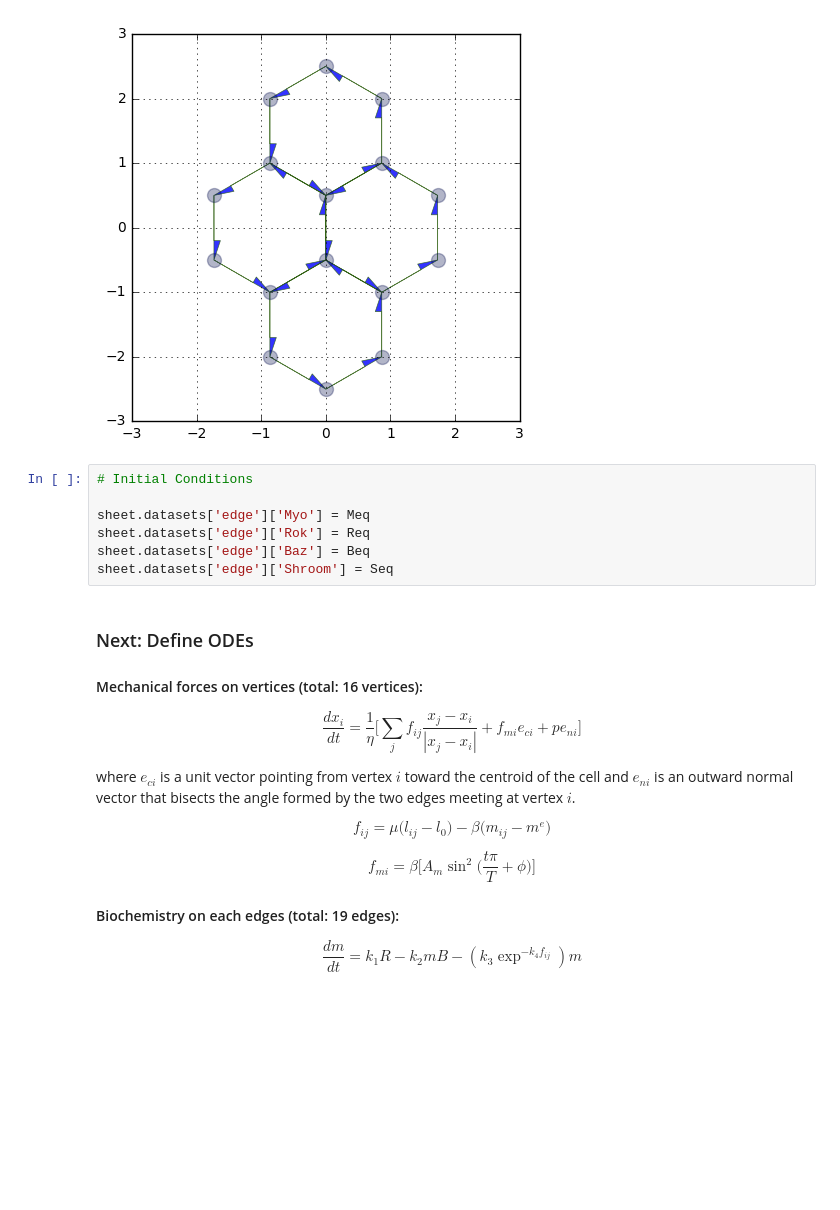
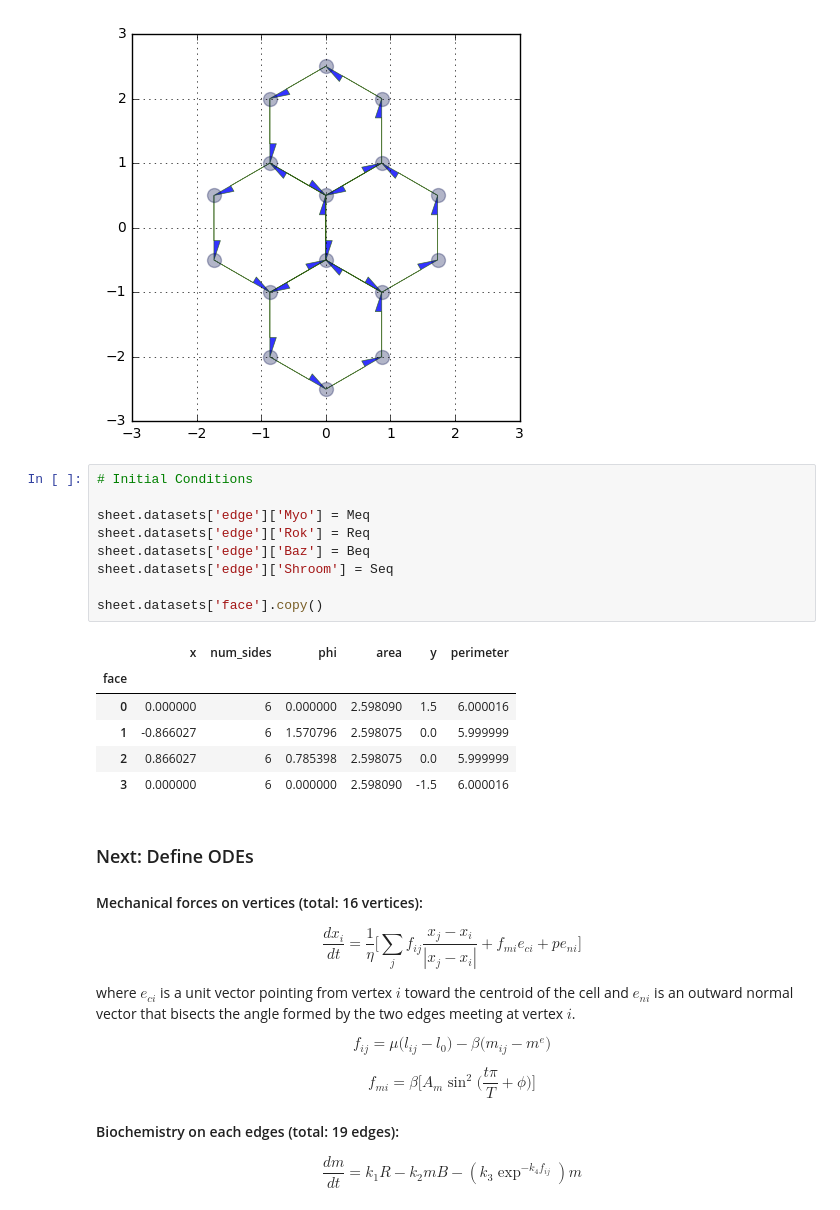
Before and after one commit to csianglim/lan-et-al-2015, a Jupyter notebook: lan et al.ipynb, the cells around one changed output. Cells and saved outputs as stored; diff of their text form; blank space fills up the shorter version.

```diff
--- a/lan et al.ipynb
+++ b/lan et al.ipynb
@@ -80,10 +83,19 @@ Total Edges:  24
 # %%
 # Initial Conditions
 
 sheet.datasets['edge']['Myo'] = Meq
 sheet.datasets['edge']['Rok'] = Req
 sheet.datasets['edge']['Baz'] = Beq
 sheet.datasets['edge']['Shroom'] = Seq
+
+sheet.datasets['face'].copy()
+# %% [output]
+|  | x | num_sides | phi | area | y | perimeter |
+| face |  |  |  |  |  |  |
+| 0 | 0.000000 | 6 | 0.000000 | 2.598090 | 1.5 | 6.000016 |
+| 1 | -0.866027 | 6 | 1.570796 | 2.598075 | 0.0 | 5.999999 |
+| 2 | 0.866027 | 6 | 0.785398 | 2.598075 | 0.0 | 5.999999 |
+| 3 | 0.000000 | 6 | 0.000000 | 2.598090 | -1.5 | 6.000016 |
 # %% [markdown]
 ### Next: Define ODEs
 
```
Also changed, not shown: parts of 5 cells of this notebook.
